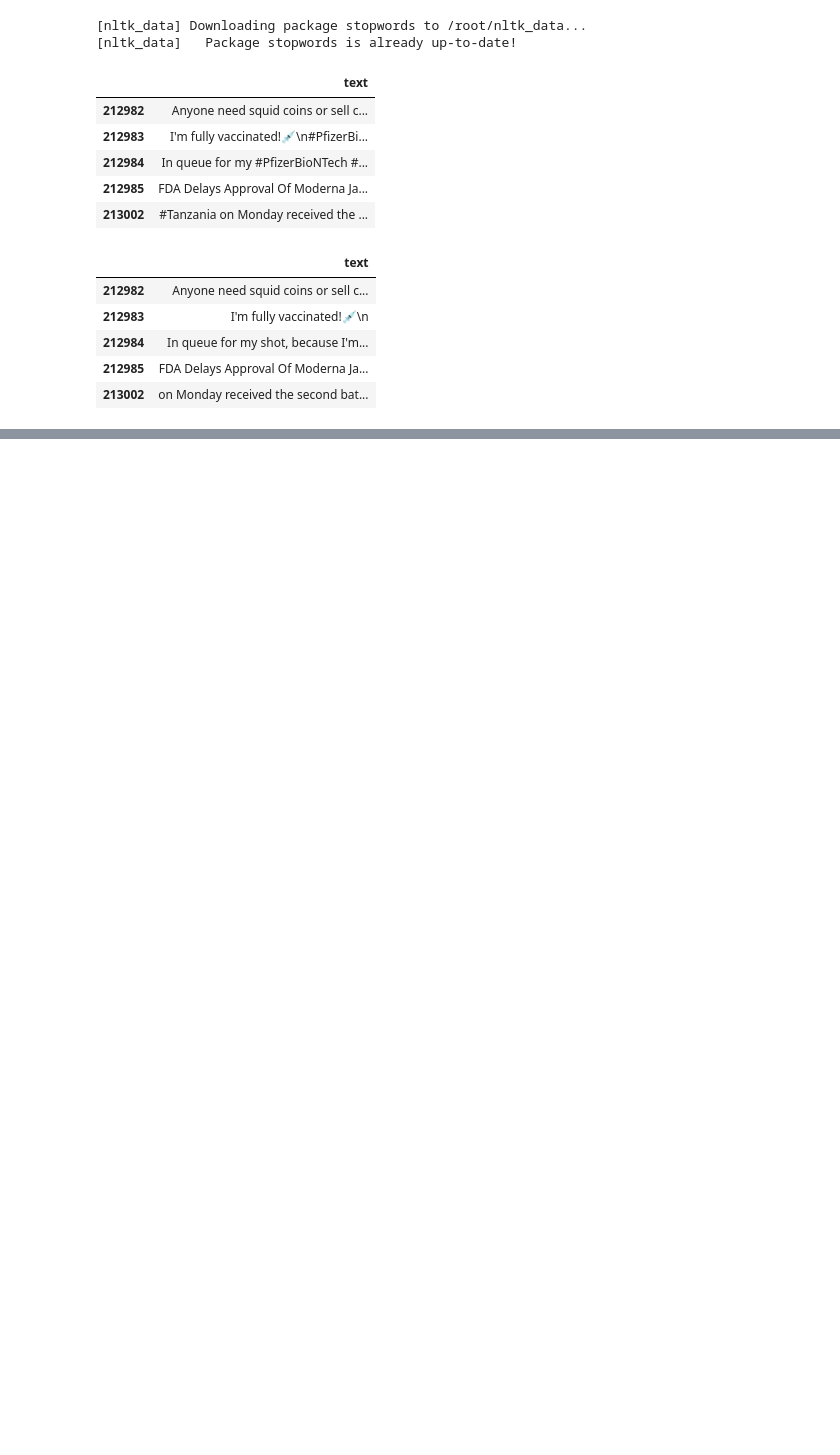
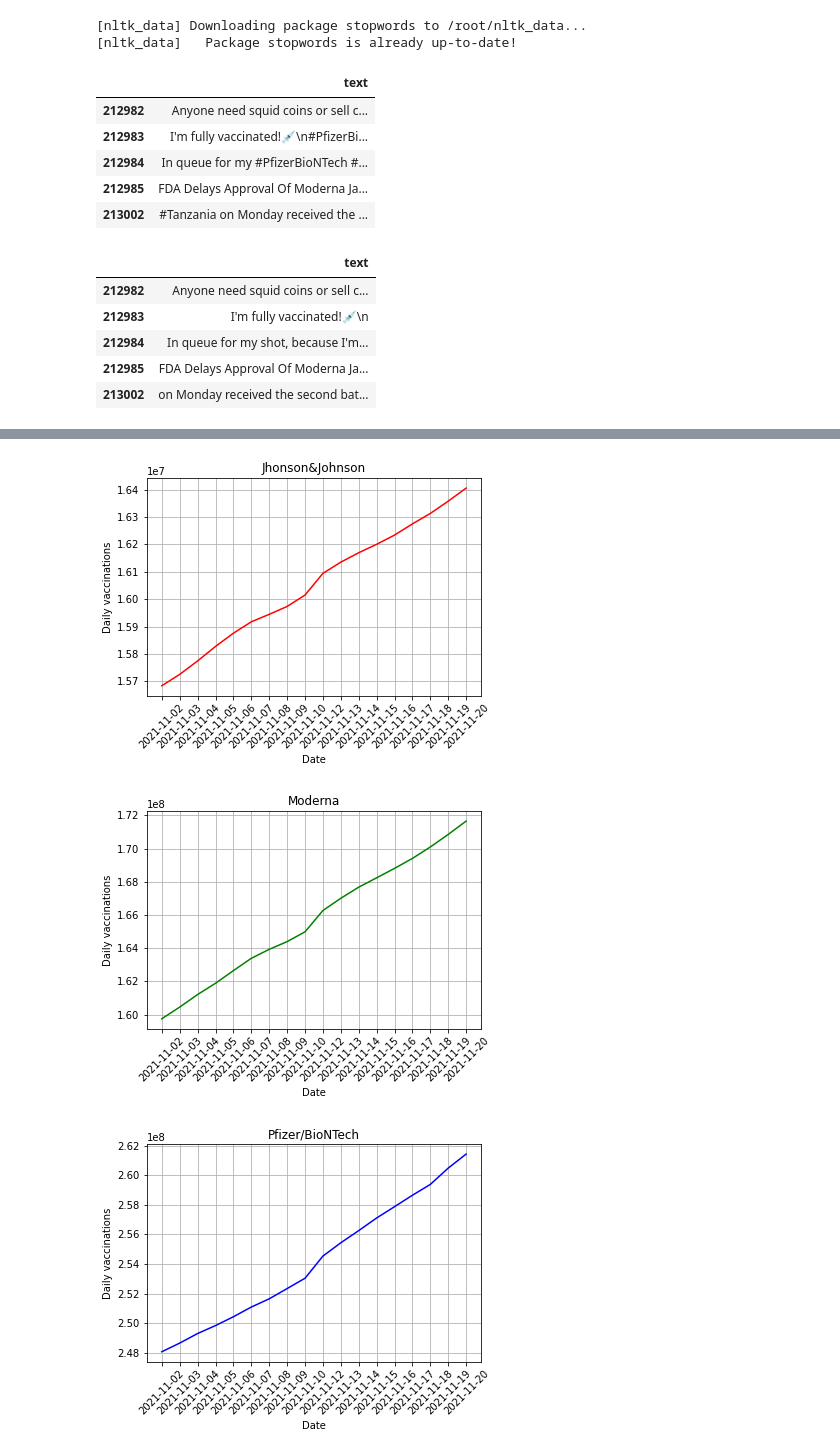
Before and after one commit to theQuert/inlpfun, a Jupyter notebook: Demo/Sentiment_Analysis_of_Covid19_Vaccination_tweets.ipynb, the cells around one changed output, grey strips where cells are left out. Cells and saved outputs as stored; diff of their text form; code cells hidden in the pictures; blank space fills up the shorter version.

```diff
--- a/Demo/Sentiment_Analysis_of_Covid19_Vaccination_tweets.ipynb
+++ b/Demo/Sentiment_Analysis_of_Covid19_Vaccination_tweets.ipynb
@@ -1035,0 +1185,3 @@ topic_model.save('my_model')
+# %%
+# Johnson&Johnson, Moderna, Pfizer/BioNTech
+df_brand = pd.read_csv('country_vaccinations_by_manufacturer.csv')
@@ -1035,0 +1197,10 @@ topic_model.save('my_model')
+# %%
+df_brand = df_brand.loc[df_brand['location']=='United States']
+# %%
+df_brand_weeks = df_brand.copy()
+# df_vax_weeks['date'] = pd.to_datetime(df_vax_weeks['date'], format='%Y%m%d', unit='s')
+start_date = '2021-11-01 0:00:00'
+end_date = '2021-11-20 23:59:59'
+mask = (df_brand_weeks['date'] > start_date) & (df_brand_weeks['date'] <= end_date)
+
+df_brand_weeks = df_brand_weeks.loc[mask]
@@ -1035,0 +1225,40 @@ topic_model.save('my_model')
+# %%
+# Johnson&Johnson
+sel_jj = df_brand_weeks.loc[df_brand_weeks['vaccine']=='Johnson&Johnson']
+sel_moderna = df_brand_weeks.loc[df_brand_weeks['vaccine']=='Moderna']
+sel_pfizer = df_brand_weeks.loc[df_brand_weeks['vaccine']=='Pfizer/BioNTech']
+
+axis_0 = sel['date']
+axis_1 = sel_jj['total_vaccinations']
+axis_2 = sel_moderna['total_vaccinations']
+axis_3 = sel_pfizer['total_vaccinations']
+
+plt.title("Jhonson&Johnson")
+plt.ylabel("Daily vaccinations")
+plt.xlabel("Date")
+plt.xticks(rotation=45)
+plt.plot(axis_0, axis_1, 'r', label='Johnson&Johnson')
+plt.grid(True)
+plt.show()
+
+plt.title("Moderna")
+plt.ylabel("Daily vaccinations")
+plt.xlabel("Date")
+plt.xticks(rotation=45)
+plt.plot(axis_0, axis_2, 'g', label='Moderna')
+plt.grid(True)
+plt.show()
+
+plt.title("Pfizer/BioNTech")
+plt.ylabel("Daily vaccinations")
+plt.xlabel("Date")
+plt.xticks(rotation=45)
+plt.plot(axis_0, axis_3, 'b', label='Pfizer/BioNTech')
+plt.grid(True)
+plt.show()
+
+# plt.plot(axis_1, ano, '--')
+# %% [output]
+[figure, added]
+[figure, added]
+[figure, added]
```
Also changed, not shown: parts of 80 cells of this notebook.
